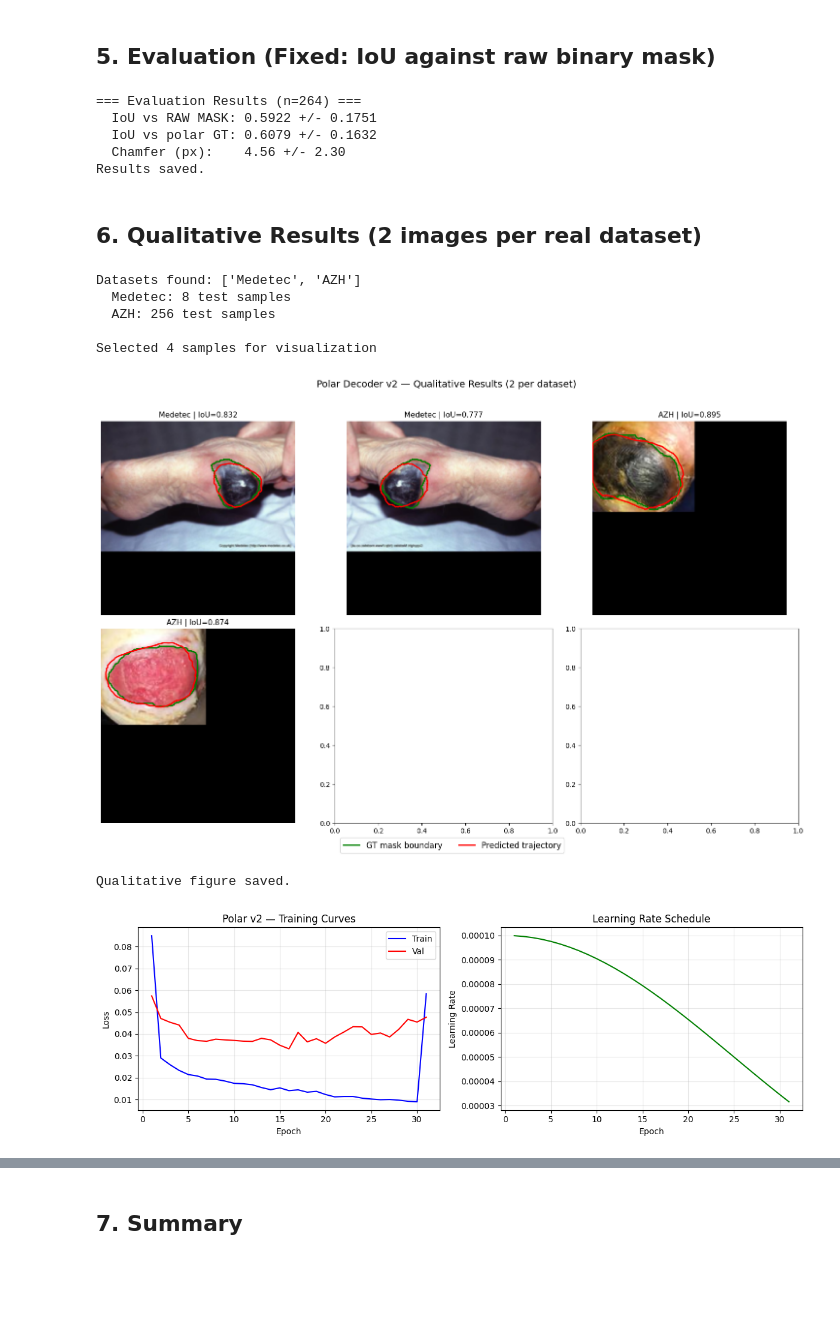
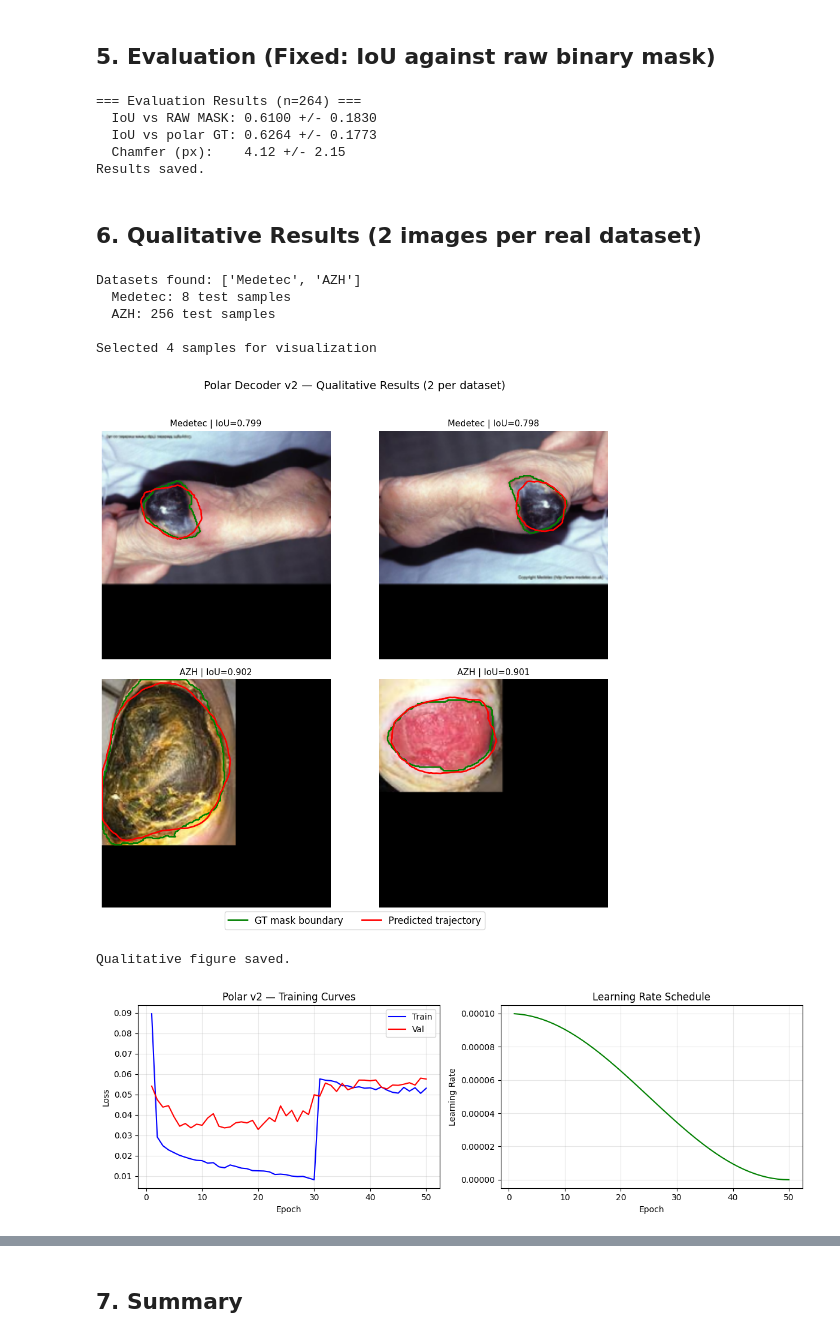
Before and after one commit to dianisay/diana-bioprinting-pipeline, a Jupyter notebook: notebooks/01-ablation-study-polar-kaggle-extended.ipynb, the cells around one changed output, grey strips where cells are left out. Saved outputs shown, nothing was run; the diff lists cells and outputs as text; code cells hidden in the pictures; blank space fills up the shorter version.

Commit message:
Kaggle Notebook | 01-ablation-study-polar-kaggle-extended | Version 13

```diff
--- a/notebooks/01-ablation-study-polar-kaggle-extended.ipynb
+++ b/notebooks/01-ablation-study-polar-kaggle-extended.ipynb
@@ -47,7 +47,7 @@ D_MODEL     = 256
 BATCH       = 6          # slightly smaller for larger model
 MAX_EPOCHS  = 50
 LR          = 1e-4
-PATIENCE    = 15
+PATIENCE    = 40  # effectively disabled — train all 50 epochs
 
 for d in ['results/polar_v2', 'figures/polar_v2']:
     Path(d).mkdir(parents=True, exist_ok=True)
@@ -1103,9 +1103,9 @@ with open('results/polar_v2/metrics.json', 'w') as f:
 print('Results saved.')
 # %% [output]
 === Evaluation Results (n=264) ===
-  IoU vs RAW MASK: 0.5922 +/- 0.1751
-  IoU vs polar GT: 0.6079 +/- 0.1632
-  Chamfer (px):    4.56 +/- 2.30
+  IoU vs RAW MASK: 0.6100 +/- 0.1830
+  IoU vs polar GT: 0.6264 +/- 0.1773
+  Chamfer (px):    4.12 +/- 2.15
 Results saved.
 # %% [markdown]
 ## 6. Qualitative Results (2 images per real dataset)
@@ -1155,12 +1155,11 @@ for ds_name, preds in preds_by_ds.items():
 
 print(f'\nSelected {len(selected)} samples for visualization')
 
-# ─── Plot ──────────────────────────────────────────────────────────────────────
-n_show = len(selected)
-fig, axes = plt.subplots(2, 3, figsize=(15, 10))
+# ─── Plot (2x2 grid, one per dataset-sample) ─────────────────────────────────
+fig, axes = plt.subplots(2, 2, figsize=(10, 10))
 axes = axes.flatten()
 
-for i, sample in enumerate(selected[:6]):
+for i, sample in enumerate(selected[:4]):
     ax = axes[i]
     img = denormalize(sample['image'])
     ax.imshow(img)
@@ -1171,34 +1170,38 @@ for i, sample in enumerate(selected[:6]):
         contours, _ = cv2.findContours(mask, cv2.RETR_EXTERNAL, cv2.CHAIN_APPROX_SIMPLE)
         for cnt in contours:
             pts = cnt.squeeze()
             if len(pts.shape) == 2 and len(pts) > 2:
                 ax.plot(np.append(pts[:,0], pts[0,0]),
                         np.append(pts[:,1], pts[0,1]),
                         'g-', linewidth=2, label='GT mask' if i==0 else '')
 
     # Predicted boundary
     pred_px = sample['pred_pts'] * IMAGE_SIZE
     ax.plot(np.append(pred_px[:,0], pred_px[0,0]),
             np.append(pred_px[:,1], pred_px[0,1]),
             'r-', linewidth=2, label='Prediction' if i==0 else '')
 
     ax.set_title(f"{sample['dataset']} | IoU={sample['iou']:.3f}", fontsize=11)
     ax.axis('off')
 
+# Hide any unused axes
+for i in range(len(selected[:4]), 4):
+    axes[i].set_visible(False)
+
 fig.legend(['GT mask boundary', 'Predicted trajectory'], loc='lower center',
            ncol=2, fontsize=12, frameon=True)
 plt.suptitle('Polar Decoder v2 — Qualitative Results (2 per dataset)', fontsize=14, y=0.98)
 plt.tight_layout(rect=[0, 0.03, 1, 0.96])
 plt.savefig('figures/polar_v2/qualitative_per_dataset.png', dpi=150, bbox_inches='tight')
 plt.show()
 print('Qualitative figure saved.')
 # %% [output]
 Datasets found: ['Medetec', 'AZH']
   Medetec: 8 test samples
   AZH: 256 test samples
 
 Selected 4 samples for visualization
-[figure, old version]
+[figure, new version]
 Qualitative figure saved.
 # %%
 # ─── Training Curves ──────────────────────────────────────────────────────────
@@ -1215,7 +1218,7 @@ plt.tight_layout()
 plt.savefig('figures/polar_v2/training_curves.png', dpi=150, bbox_inches='tight')
 plt.show()
 # %% [output]
-[figure, old version]
+[figure, new version]
 # %%
 # ─── Deep Snake Refinement Visualization ──────────────────────────────────────
 # Show how the contour improves across refinement iterations
```
Also changed, not shown: parts of 4 cells of this notebook.
